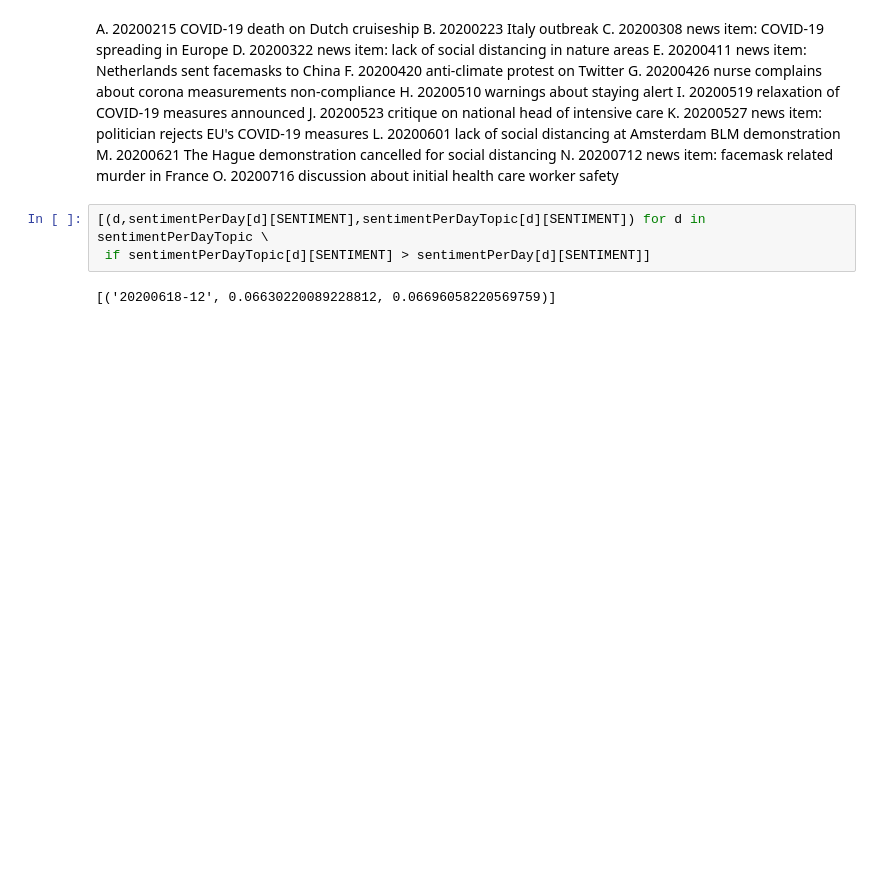
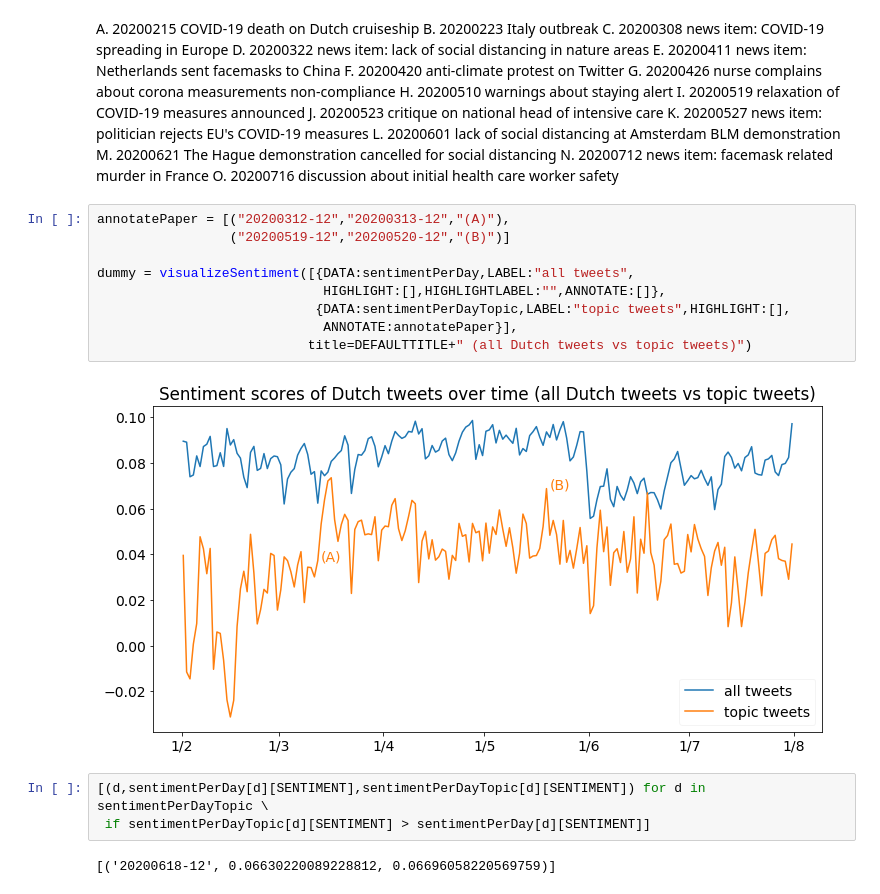
Before and after one commit to puregome/notebooks, a Jupyter notebook: sentiment-pattern.ipynb, the cells around one changed output. Saved outputs shown, nothing was run; the diff lists cells and outputs as text; blank space fills up the shorter version.

Commit message:
new graph for paper

```diff
--- a/sentiment-pattern.ipynb
+++ b/sentiment-pattern.ipynb
@@ -264,6 +264,17 @@ L. 20200601 lack of social distancing at Amsterdam BLM demonstration
 M. 20200621 The Hague demonstration cancelled for social distancing
 N. 20200712 news item: facemask related murder in France
 O. 20200716 discussion about initial health care worker safety
+# %%
+annotatePaper = [("20200312-12","20200313-12","(A)"),
+                 ("20200519-12","20200520-12","(B)")]
+
+dummy = visualizeSentiment([{DATA:sentimentPerDay,LABEL:"all tweets",
+                             HIGHLIGHT:[],HIGHLIGHTLABEL:"",ANNOTATE:[]},
+                            {DATA:sentimentPerDayTopic,LABEL:"topic tweets",HIGHLIGHT:[],
+                             ANNOTATE:annotatePaper}],
+                           title=DEFAULTTITLE+" (all Dutch tweets vs topic tweets)")
+# %% [output]
+[figure, added]
 # %%
 [(d,sentimentPerDay[d][SENTIMENT],sentimentPerDayTopic[d][SENTIMENT]) for d in sentimentPerDayTopic \
  if sentimentPerDayTopic[d][SENTIMENT] > sentimentPerDay[d][SENTIMENT]]
```
Also changed, not shown: parts of 2 cells of this notebook.
